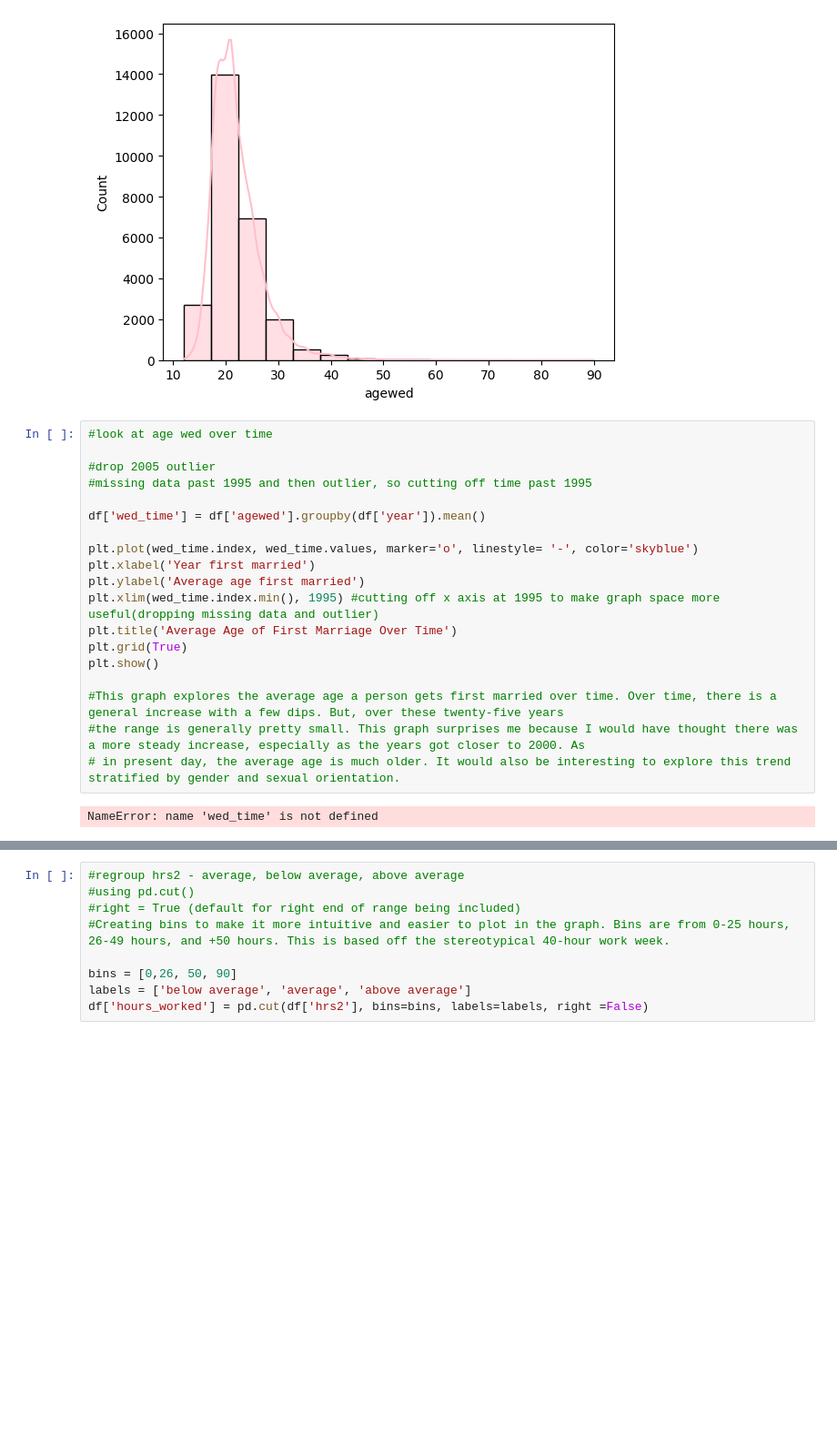
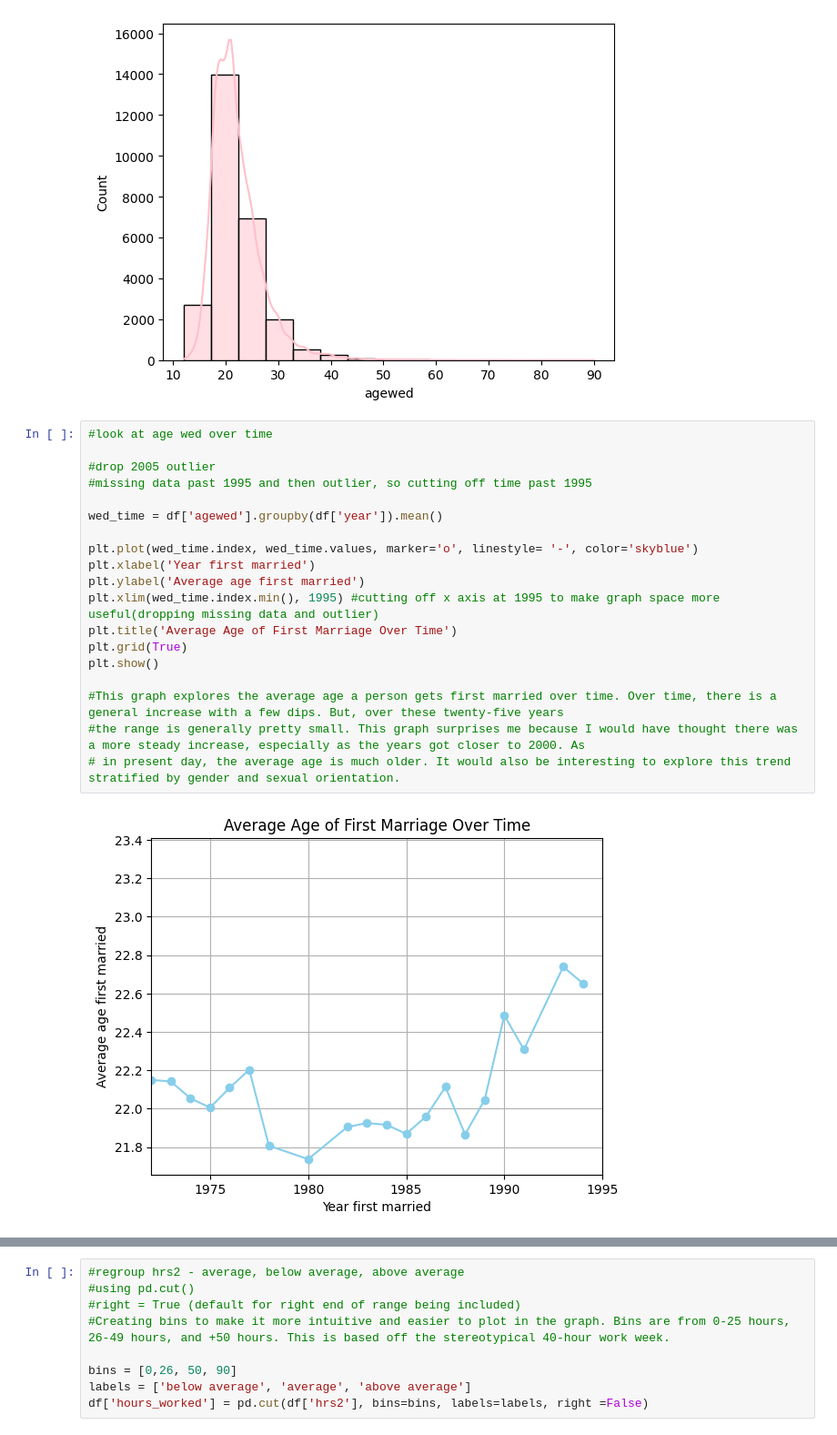
Before and after one commit to kyleegit27/EDA, a Jupyter notebook: GSS_lab.ipynb, the cells around one changed output, grey strips where cells are left out. Shown: that part at 91% size. Cells and saved outputs as stored; diff of their text form; blank space fills up the shorter version.

```diff
--- a/GSS_lab.ipynb
+++ b/GSS_lab.ipynb
@@ -251,24 +251,24 @@ plt.show()
 # %%
 #look at age wed over time
 
 #drop 2005 outlier
 #missing data past 1995 and then outlier, so cutting off time past 1995
 
-df['wed_time'] = df['agewed'].groupby(df['year']).mean()
+wed_time = df['agewed'].groupby(df['year']).mean()
 
 plt.plot(wed_time.index, wed_time.values, marker='o', linestyle= '-', color='skyblue')
 plt.xlabel('Year first married')
 plt.ylabel('Average age first married')
 plt.xlim(wed_time.index.min(), 1995) #cutting off x axis at 1995 to make graph space more useful(dropping missing data and outlier)
 plt.title('Average Age of First Marriage Over Time')
 plt.grid(True)
 plt.show()
 
 #This graph explores the average age a person gets first married over time. Over time, there is a general increase with a few dips. But, over these twenty-five years
 #the range is generally pretty small. This graph surprises me because I would have thought there was a more steady increase, especially as the years got closer to 2000. As
 # in present day, the average age is much older. It would also be interesting to explore this trend stratified by gender and sexual orientation.
 # %% [output]
-NameError: name 'wed_time' is not defined
+[figure, added]
 # %%
 #EDA for line graph above, definite outlier at age 23.3
 sns.boxplot(x=df['wed_time'])
```
Also changed, not shown: parts of 10 cells of this notebook.
